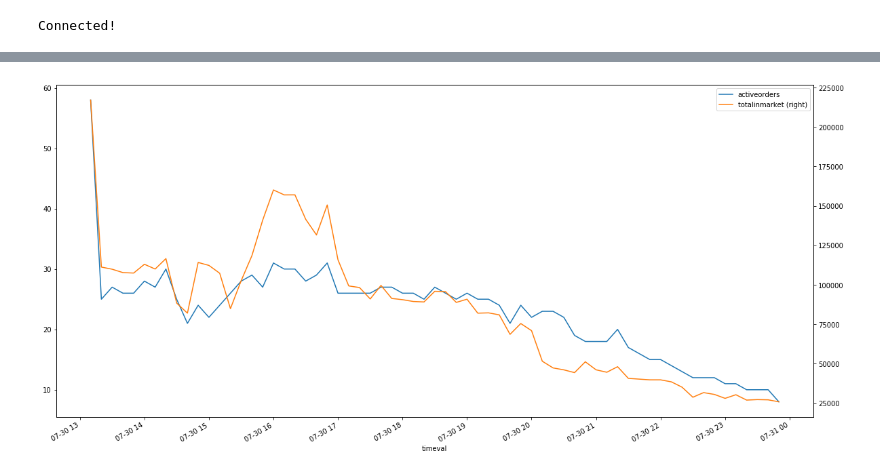
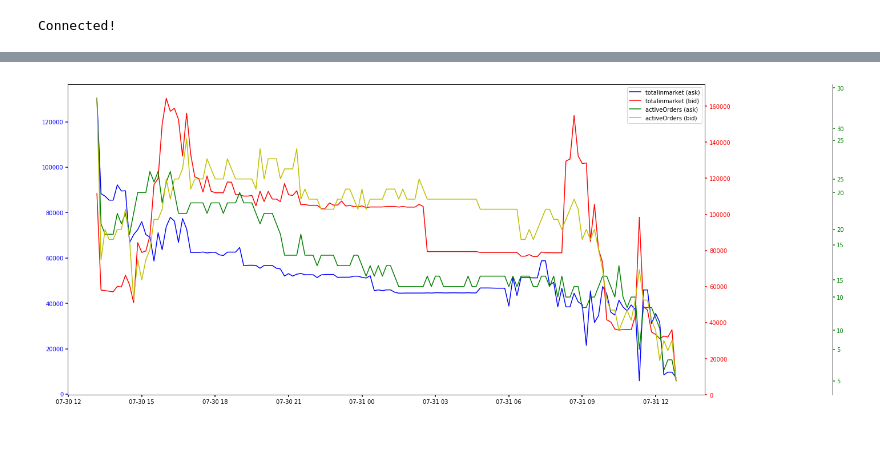
Before and after one commit to fabio-stein/GBot, a Jupyter notebook: notebook/analyser.ipynb, the cells around one changed output, grey strips where cells are left out. Saved outputs shown, nothing was run; the diff lists cells and outputs as text; code cells hidden in the pictures; blank space fills up the shorter version.

Commit message:
Compare total value from asks and bids in same chart

```diff
--- a/notebook/analyser.ipynb
+++ b/notebook/analyser.ipynb
@@ -256,16 +256,69 @@ trade_history.plot(ax=bidsax, x="bth_timestamp",y="bth_price")
 # %%
-marketByTime = pd.read_sql_query("""WITH tempos as(
+marketByTimeAsk = pd.read_sql_query("""WITH tempos as(
 SELECT to_timestamp(floor((extract('epoch' from boh_created_timestamp) / 600 )) * 600)
 AT TIME ZONE 'UTC' as timeval
 FROM braziliex_orderbook_history
+WHERE boh_type = 'ask'
 GROUP BY timeval
 ORDER BY timeval DESC)
 SELECT count(*) as activeOrders, sum(boh_initial_amount*boh_price) as totalinmarket, timeval FROM braziliex_orderbook_history INNER JOIN tempos ON boh_created_timestamp <= timeval AND boh_terminated_timestamp >= timeval
 WHERE timeval >= (now() - interval '24 HOUR')
-GROUP BY timeval""", conn);
-ax2 = marketByTime.plot( x="timeval",y="activeorders");
-axmarket = marketByTime.plot(ax=ax2,x="timeval",y="totalinmarket",secondary_y=True)
-totalTransactions = pd.read_sql_query("""WITH tempos as(
+AND boh_type = 'ask'
+GROUP BY timeval
+ORDER BY timeval ASC""", conn);
+marketByTimeBid = pd.read_sql_query("""WITH tempos as(
+SELECT to_timestamp(floor((extract('epoch' from boh_created_timestamp) / 600 )) * 600)
+AT TIME ZONE 'UTC' as timeval
+FROM braziliex_orderbook_history
+WHERE boh_type = 'bid'
+GROUP BY timeval
+ORDER BY timeval DESC)
+SELECT count(*) as activeOrders, sum(boh_initial_amount*boh_price) as totalinmarket, timeval FROM braziliex_orderbook_history INNER JOIN tempos ON boh_created_timestamp <= timeval AND boh_terminated_timestamp >= timeval
+WHERE timeval >= (now() - interval '24 HOUR')
+AND boh_type = 'bid'
+GROUP BY timeval
+ORDER BY timeval ASC""", conn);
+#axActiveOrdersAsk = marketByTimeAsk.plot( x="timeval",y="activeorders",label="activeOrders (ask)");
+#axActiveOrderBid = marketByTimeBid.plot(ax=axActiveOrdersAsk, x="timeval",y="activeorders",label="activeOrders (bid)");
+#axTotalMarket = marketByTimeAsk.plot(ax=axActiveOrderBid,x="timeval",y="totalinmarket",secondary_y=True, label="totalinmarket (ask)")
+#marketByTimeBid.plot(ax=axActiveOrderBid,x="timeval",y="totalinmarket",secondary_y=True, label="totalinmarket (bid)")
+fig, host = plt.subplots()
+par1 = host.twinx()
+par2 = host.twinx()
+par3 = host.twinx()
+print(marketByTimeAsk.describe())
+print(marketByTimeBid.describe())
+
+# Offset the right spine of par2.  The ticks and label have already been
+# placed on the right by twinx above.
+par2.spines["right"].set_position(("axes", 1.2))
+par3.spines["right"].set_position(("axes", 1.2))
+# Having been created by twinx, par2 has its frame off, so the line of its
+# detached spine is invisible.  First, activate the frame but make the patch
+# and spines invisible.
+# Second, show the right spine.
+par2.spines["right"].set_visible(True)
+par3.spines["right"].set_visible(True)
+
+p1, = host.plot(marketByTimeAsk["timeval"], marketByTimeAsk["totalinmarket"], "b-", label="totalinmarket (ask)")
+p2, = par1.plot(marketByTimeBid["timeval"], marketByTimeBid["totalinmarket"], "r-", label="totalinmarket (bid)")
+p3, = par2.plot(marketByTimeAsk["timeval"], marketByTimeAsk["activeorders"], "g-", label="activeOrders (ask)")
+p4, = par3.plot(marketByTimeBid["timeval"], marketByTimeBid["activeorders"], "y-", label="activeOrders (bid)")
+tkw = dict(size=4, width=1.5)
+host.tick_params(axis='y', colors=p1.get_color(), **tkw)
+par1.tick_params(axis='y', colors=p2.get_color(), **tkw)
+par2.tick_params(axis='y', colors=p3.get_color(), **tkw)
+par3.tick_params(axis='y', colors=p3.get_color(), **tkw)
+host.tick_params(axis='x', **tkw)
+
+lines = [p1, p2, p3, p4]
+
+host.legend(lines, [l.get_label() for l in lines])
+
+plt.show()
+
+
+totalTransactionsBuy = pd.read_sql_query("""WITH tempos as(
 SELECT to_timestamp(floor((extract('epoch' from bth_timestamp) / 600 )) * 600)
 AT TIME ZONE 'UTC' as timeval
 FROM braziliex_trade_history
@@ -273,7 +326,20 @@ GROUP BY timeval
 ORDER BY timeval DESC)
 SELECT count(*) as activeOrders, avg(bth_price) as medianprice, timeval FROM braziliex_trade_history INNER JOIN tempos ON bth_timestamp <= timeval AND bth_timestamp+'00:10:00' >= timeval
 WHERE timeval >= (now() - interval '24 HOUR')
+AND bth_type = 'buy'
 GROUP BY timeval
 ORDER BY timeval DESC""", conn)
-totalTransactions.plot(x="timeval",y="medianprice",label="buy")
+totalTransactionsSell = pd.read_sql_query("""WITH tempos as(
+SELECT to_timestamp(floor((extract('epoch' from bth_timestamp) / 600 )) * 600)
+AT TIME ZONE 'UTC' as timeval
+FROM braziliex_trade_history
+GROUP BY timeval
+ORDER BY timeval DESC)
+SELECT count(*) as activeOrders, avg(bth_price) as medianprice, timeval FROM braziliex_trade_history INNER JOIN tempos ON bth_timestamp <= timeval AND bth_timestamp+'00:10:00' >= timeval
+WHERE timeval >= (now() - interval '24 HOUR')
+AND bth_type = 'sell'
+GROUP BY timeval
+ORDER BY timeval DESC""", conn)
+buyax = totalTransactionsBuy.plot(x="timeval",y="medianprice",label="buy")
+totalTransactionsSell.plot(ax=buyax, x="timeval",y="medianprice",label="sell")
 # %% [output]
@@ -281 +364 @@ totalTransactions.plot(x="timeval",y="medianprice",label="buy")
-[figure, old version]
+[figure, new version]
```
Also changed, not shown: parts of 7 cells of this notebook.
